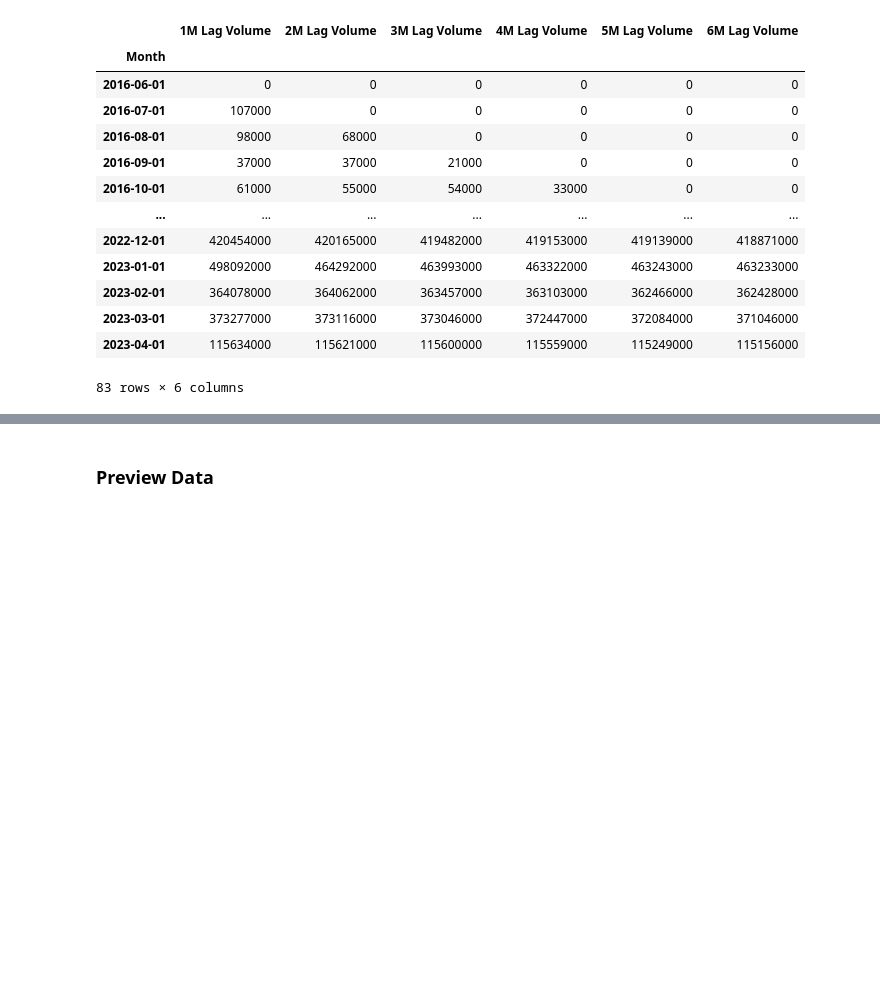
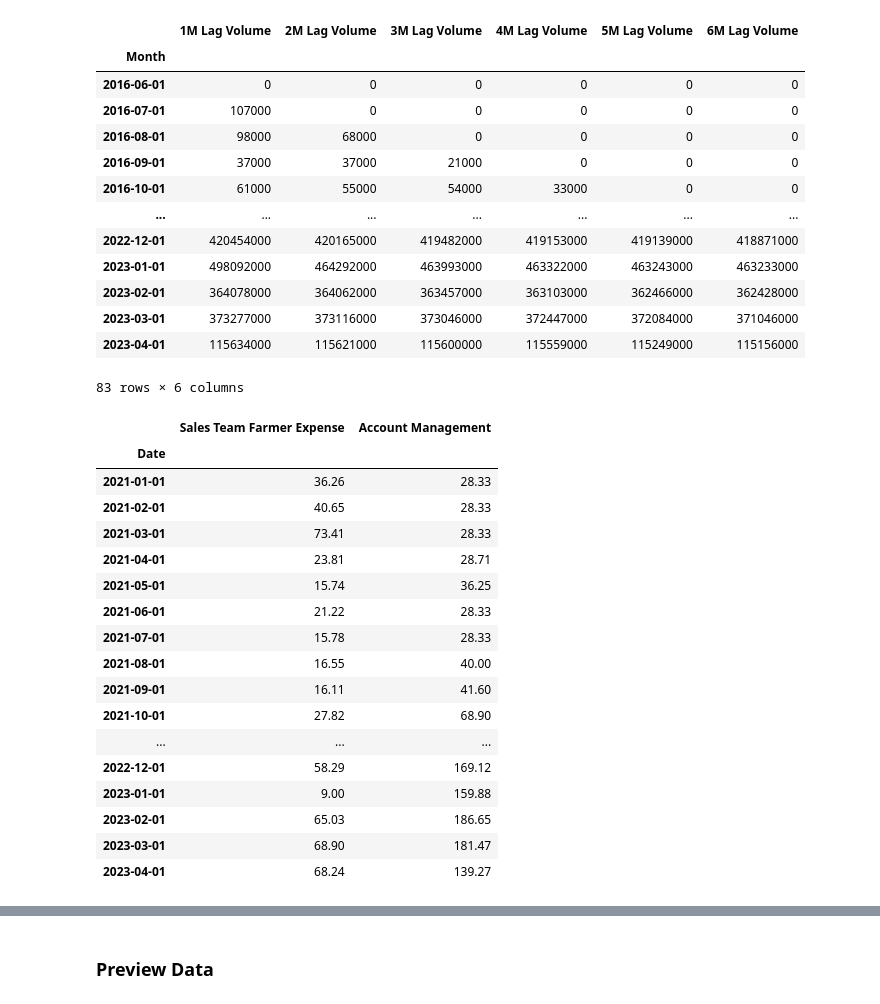
Before and after one commit to CmasterFTP/P.Oakley-Correlation-Analysis, a Jupyter notebook: P.Oakley Existing Customer Correlation Analysis v1.ipynb, the cells around one changed output, grey strips where cells are left out. Cells and saved outputs as stored; diff of their text form; code cells hidden in the pictures; blank space fills up the shorter version.

```diff
--- a/P.Oakley Existing Customer Correlation Analysis v1.ipynb
+++ b/P.Oakley Existing Customer Correlation Analysis v1.ipynb
@@ -41,7 +41,29 @@ df
 # %%
 # Existing marketing spend data
 esm = pd.read_csv('Existing S&M Spend.csv', parse_dates=['Date']).drop(columns=['Unnamed: 3'])
+#esm['Date'] = esm['Date'].shift(-1)
+#esm = esm.dropna()
 esm = esm.set_index('Date')
+esm
+# %% [output]
+|  | Sales Team Farmer Expense | Account Management |
+| Date |  |  |
+| 2021-01-01 | 36.26 | 28.33 |
+| 2021-02-01 | 40.65 | 28.33 |
+| 2021-03-01 | 73.41 | 28.33 |
+| 2021-04-01 | 23.81 | 28.71 |
+| 2021-05-01 | 15.74 | 36.25 |
+| 2021-06-01 | 21.22 | 28.33 |
+| 2021-07-01 | 15.78 | 28.33 |
+| 2021-08-01 | 16.55 | 40.00 |
+| 2021-09-01 | 16.11 | 41.60 |
+| 2021-10-01 | 27.82 | 68.90 |
+| ... | ... | ... |
+| 2022-12-01 | 58.29 | 169.12 |
+| 2023-01-01 | 9.00 | 159.88 |
+| 2023-02-01 | 65.03 | 186.65 |
+| 2023-03-01 | 68.90 | 181.47 |
+| 2023-04-01 | 68.24 | 139.27 |
 # %%
 # Monthly correlation metrics
 dm = pd.read_csv('Monthly Correlation Metrics.csv', parse_dates=['Month'])
```
Also changed, not shown: parts of 9 cells of this notebook, 1 other file.
